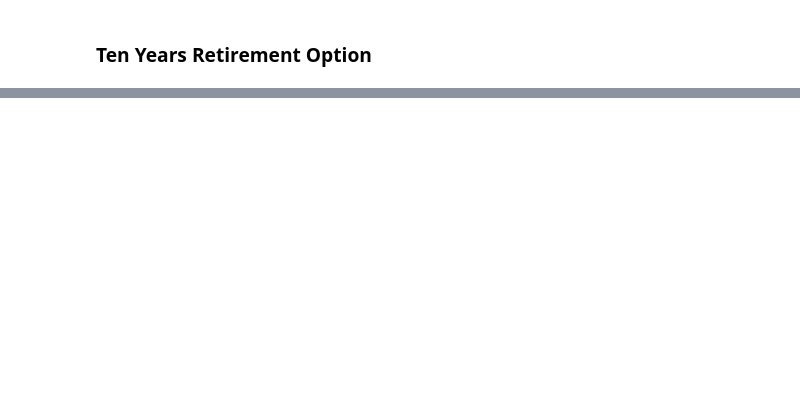
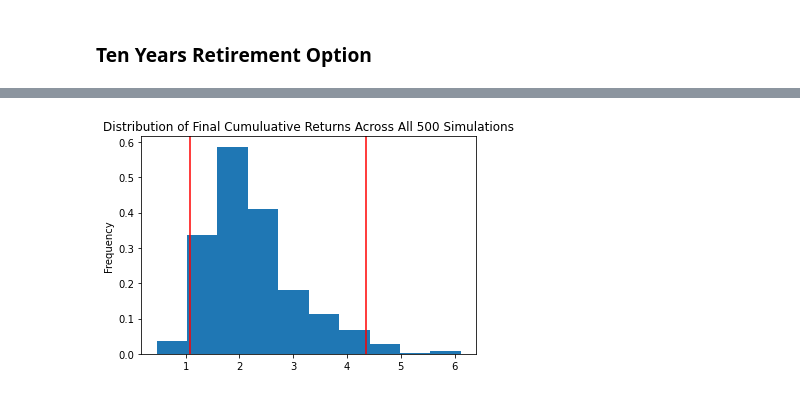
Before and after one commit to farahtawad/api-homework, a Jupyter notebook: financial-planner-solution.ipynb, the cells around one changed output, grey strips where cells are left out. Drawn from its saved outputs; the diff is of its cells as text; code cells hidden in the pictures; blank space fills up the shorter version.

```diff
--- a/financial-planner-solution.ipynb
+++ b/financial-planner-solution.ipynb
@@ -325,5 +419,7 @@ print(f"There is a 95% chance that an initial investment of ${initial_investment
 # %%
 # Plot probability distribution and confidence intervals
-# YOUR CODE HERE!
+dist2 = MC_stocks_10.plot_distribution()
+# %% [output]
+[figure, added]
 # %%
 # Fetch summary statistics from the Monte Carlo simulation results
```
Also changed, not shown: parts of 23 cells of this notebook.
